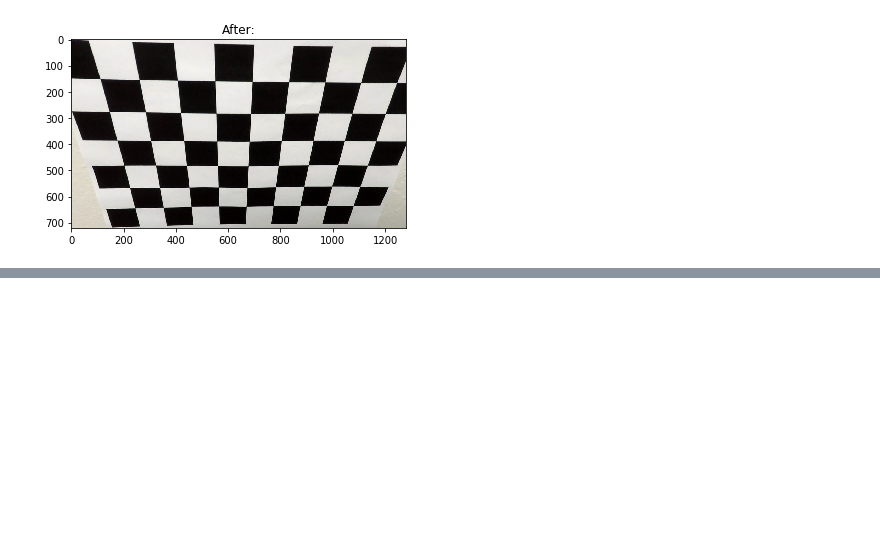
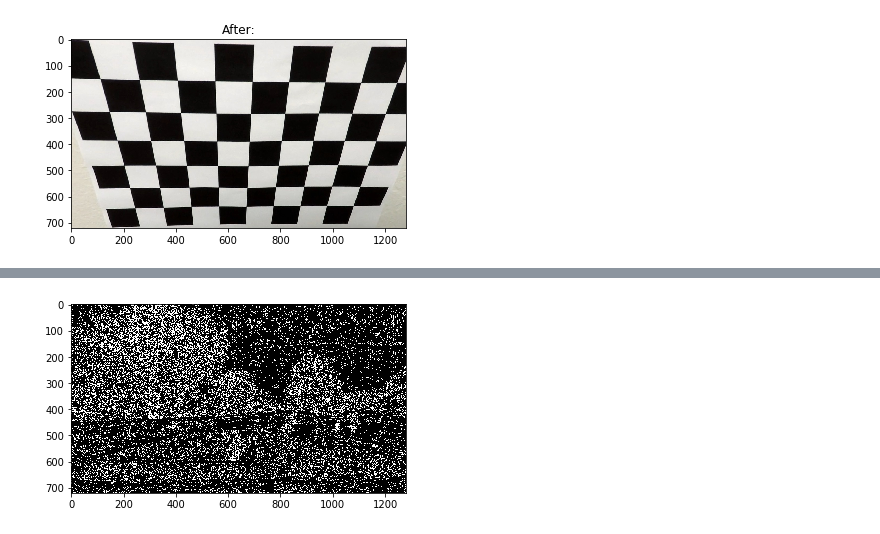
Before and after one commit to koulakis/CarND-Advanced-Lane-Lines, a Jupyter notebook: advanced_lane_lines.ipynb, the cells around one changed output, grey strips where cells are left out. Saved outputs shown, nothing was run; the diff lists cells and outputs as text; code cells hidden in the pictures; blank space fills up the shorter version.

```diff
--- a/advanced_lane_lines.ipynb
+++ b/advanced_lane_lines.ipynb
@@ -58,0 +113,13 @@ plt.show()
+# %%
+def direction_threshold(img, sobel_kernel=3, thresh=(0, np.pi/2)):
+    sobelx = cv2.Sobel(gray, cv2.CV_64F, 1, 0, ksize=sobel_kernel)
+    sobely = cv2.Sobel(gray, cv2.CV_64F, 0, 1, ksize=sobel_kernel)
+    abs_sobelx, abs_sobely = list(map(np.abs, [sobelx, sobely]))
+    sobel_arc = np.arctan2(abs_sobely, abs_sobelx)
+
+    return scale_and_filter(sobel_arc, *thresh)
+# %%
+plt.imshow(direction_threshold(gray, thresh=(20, 100)), cmap='gray')
+plt.show()
+# %% [output]
+[figure, added]
```
Also changed, not shown: parts of 16 cells of this notebook.
